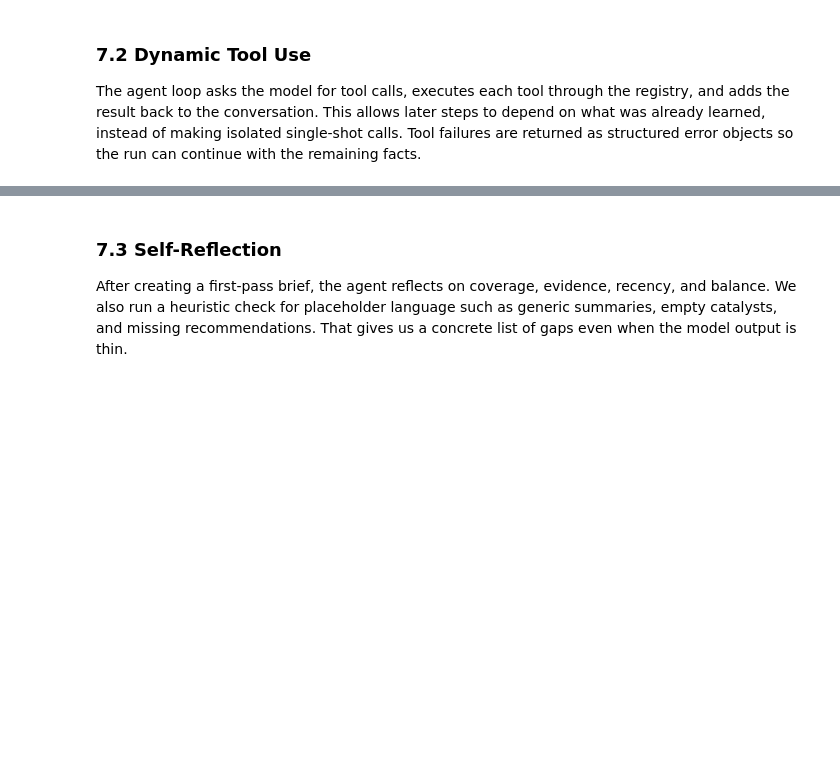
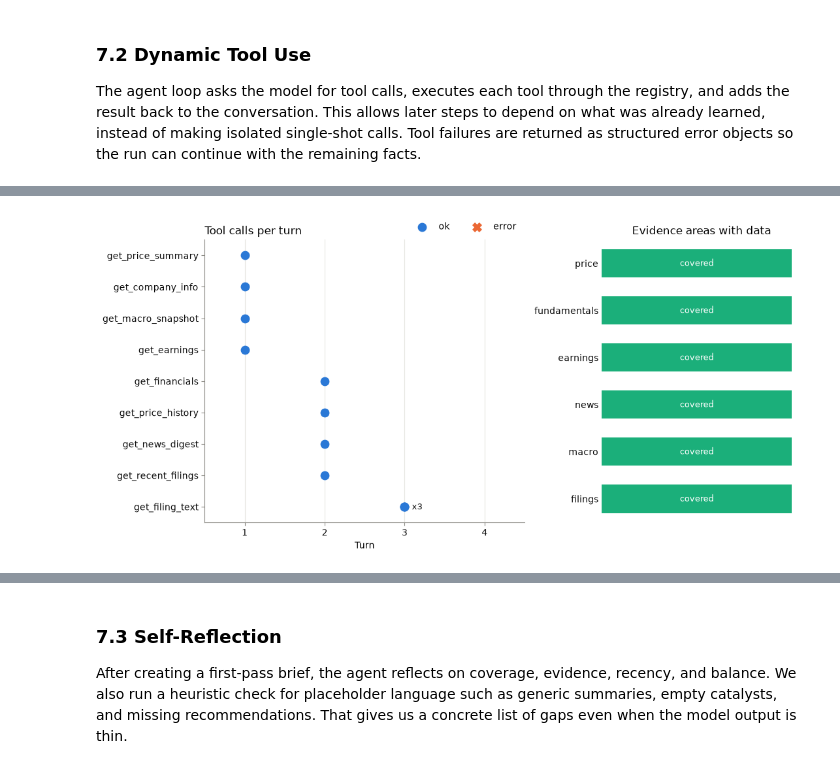
Before and after one commit to pdhinaka/AAI-520-NLP-Final-Team-Project-Group7, a Jupyter notebook: notebooks/final_notebook.ipynb, the cells around one changed output, grey strips where cells are left out. Drawn from its saved outputs; the diff is of its cells as text; code cells hidden in the pictures; blank space fills up the shorter version.

```diff
--- a/notebooks/final_notebook.ipynb
+++ b/notebooks/final_notebook.ipynb
@@ -90,5 +274,5 @@ _Design notes to write: why ingest and preprocess are plain Python, why counts a
 # %%
-chain = prompt_chain.run_chain(TICKER)
+chain = prompt_chain.run_chain(TICKER, save=LIVE)
 pre = chain["steps"]["preprocess"]
 print(
     f"{chain['model']}: ingested {len(chain['steps']['ingest'])} "
@@ -148,7 +448,7 @@ Each specialist gets only its own items. The numbers it reasons over (beat rate,
 
 ### 5.1 Route the content
 # %%
-routed = routing.run_routing(TICKER, chain=chain)
+routed = routing.run_routing(TICKER, chain=chain, save=LIVE)
 decisions = pd.DataFrame(routed["decisions"])
 print("Skipped tools:", routed["errors"] or "none")
 decisions[["item_id", "kind", "specialist", "method", "reason"]]
@@ -215,6 +578,6 @@ A revision can score lower than the draft it revised, so the loop returns the be
 # %%
 context = eo.context_from_routing(routed)
-loop = eo.run_loop(context, max_iters=3, threshold=0.85)
+loop = eo.run_loop(context, max_iters=3, threshold=THRESHOLD, save=LIVE)
 print(
     f"{len(loop['history'])} drafts; best = iteration "
     f"{loop['best_iteration']}, passed: {loop['passed']}"
@@ -317,0 +782,14 @@ display(Markdown(f"**Investment Thesis:** {report.get('investment_thesis', 'N/A'
+# %%
+def trace_table(run):
+    t = pd.DataFrame(run["trace"])
+    t["args"] = t["args"].map(
+        lambda a: ", ".join(f"{k}={v}" for k, v in a.items()))
+    t["error"] = t["error"].fillna("").str.slice(0, 60)
+    return t[["turn", "tool", "args", "ok", "chars", "truncated",
+              "error"]]
+
+
+trace = trace_table(run1)
+print(f"{len(trace)} calls, {trace['tool'].nunique()} distinct tools, "
+      f"{(~trace['ok']).sum()} errors")
+trace
@@ -317,0 +810,43 @@ display(Markdown(f"**Investment Thesis:** {report.get('investment_thesis', 'N/A'
+# %%
+# Left: every tool call as a point, turn on x, tool on y (filled = ok,
+# cross = error). Right: which evidence areas ended up with data.
+tools = list(dict.fromkeys(trace["tool"]))
+row = {t: i for i, t in enumerate(tools)}
+fig, (ax1, ax2) = plt.subplots(
+    1, 2, figsize=(11, 0.42 * len(tools) + 1.6),
+    gridspec_kw={"width_ratios": [1.6, 1]})
+ok, bad = trace[trace["ok"]], trace[~trace["ok"]]
+ax1.scatter(ok["turn"], ok["tool"].map(row), s=80, color=SERIES[0],
+            label="ok", zorder=3)
+ax1.scatter(bad["turn"], bad["tool"].map(row), s=90, marker="X",
+            color=SERIES[1], label="error", zorder=3)
+ax1.set(yticks=range(len(tools)), yticklabels=tools,
+        xticks=range(1, run1["turns"] + 1), xlabel="Turn",
+        xlim=(0.5, run1["turns"] + 0.5), ylim=(len(tools) - 0.5, -0.5),
+        title="Tool calls per turn")
+# Several calls to one tool in one turn (different filing sections)
+# would draw as one point, so label the count.
+for (turn, tool), k in trace.groupby(["turn", "tool"]).size().items():
+    if k > 1:
+        ax1.annotate(f"x{k}", (turn, row[tool]), xytext=(8, -3),
+                     textcoords="offset points", fontsize=9, color=INK)
+ax1.legend(frameon=False, ncols=2, loc="lower right",
+           bbox_to_anchor=(1, 1))
+style(ax1, grid_axis="x")
+
+areas = list(run1["coverage"])
+covered = [run1["coverage"][a] for a in areas]
+ax2.barh(areas, [1] * len(areas), height=0.6,
+         color=[SERIES[2] if c else "#e6e5e0" for c in covered])
+for y, c in enumerate(covered):
+    ax2.text(0.5, y, "covered" if c else "missing", ha="center",
+             va="center", fontsize=9, color="white" if c else INK)
+ax2.set(xticks=[], ylim=(len(areas) - 0.5, -0.5),
+        title="Evidence areas with data")
+for s in ax2.spines.values():
+    s.set_visible(False)
+ax2.tick_params(length=0, labelcolor=INK)
+fig.tight_layout()
+plt.show()
+# %% [output]
+[figure, added]
```
Also changed, not shown: parts of 78 cells of this notebook, 5 other files.
